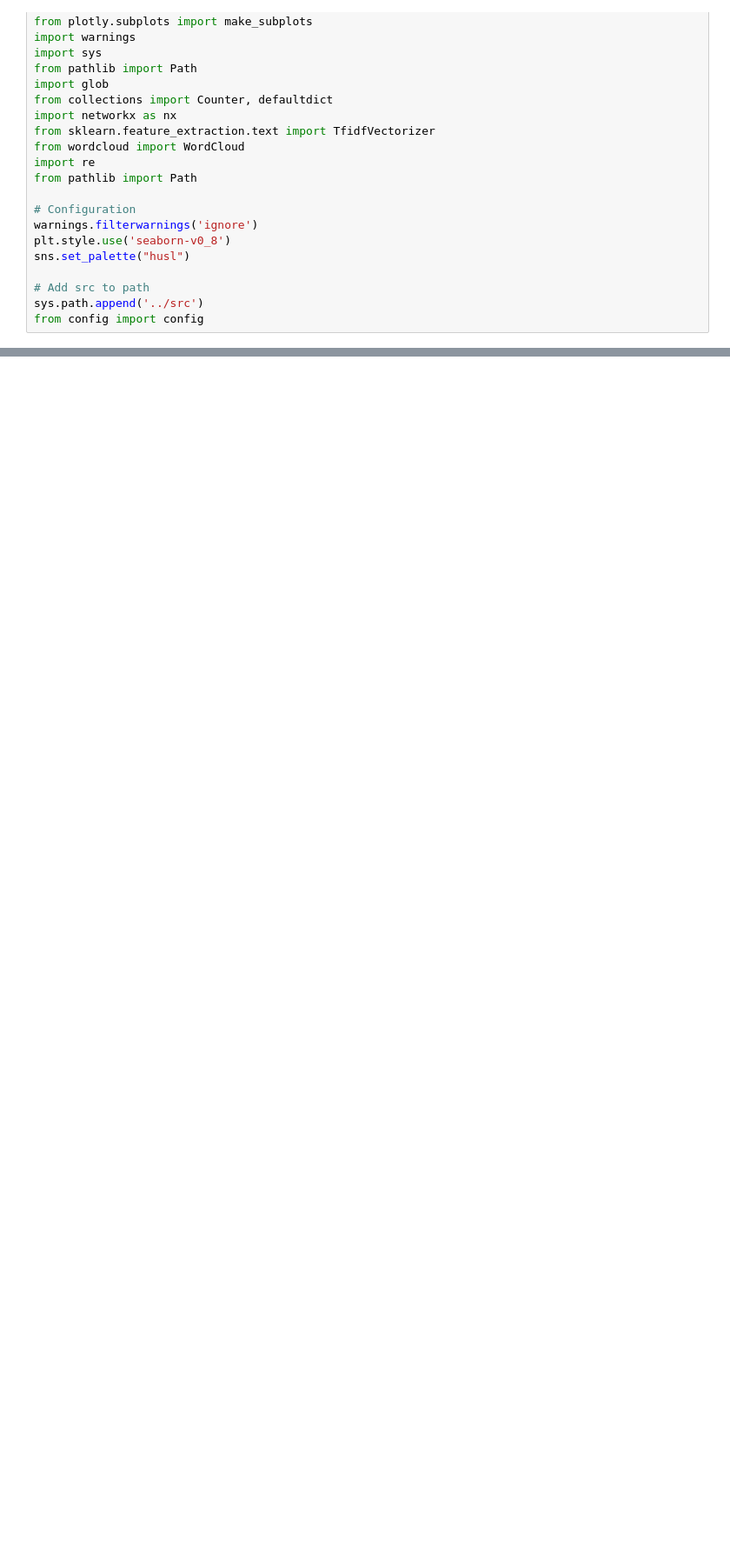
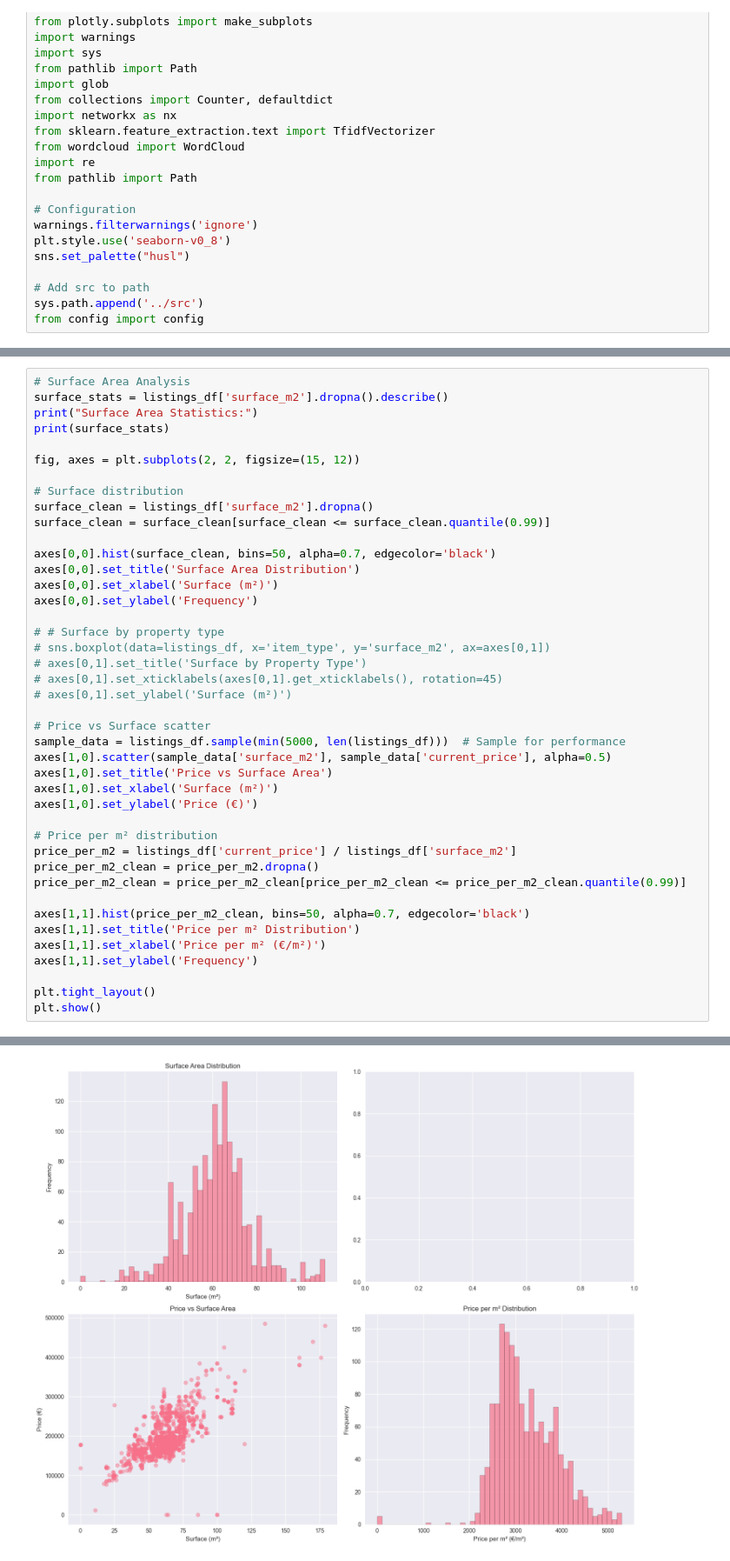
Before and after one commit to oujbou/real_estate_deduplication, a Jupyter notebook: notebooks/01_data_exploration.ipynb, the cells around one changed output, grey strips where cells are left out. Shown: that part at 87% size. Cells and saved outputs as stored; diff of their text form; blank space fills up the shorter version.

```diff
--- a/notebooks/01_data_exploration.ipynb
+++ b/notebooks/01_data_exploration.ipynb
@@ -52,0 +309,43 @@ AttributeError: 'ProjectConfig' object has no attribute 'listing_path'
+# %%
+# Surface Area Analysis
+surface_stats = listings_df['surface_m2'].dropna().describe()
+print("Surface Area Statistics:")
+print(surface_stats)
+
+fig, axes = plt.subplots(2, 2, figsize=(15, 12))
+
+# Surface distribution
+surface_clean = listings_df['surface_m2'].dropna()
+surface_clean = surface_clean[surface_clean <= surface_clean.quantile(0.99)]
+
+axes[0,0].hist(surface_clean, bins=50, alpha=0.7, edgecolor='black')
+axes[0,0].set_title('Surface Area Distribution')
+axes[0,0].set_xlabel('Surface (m²)')
+axes[0,0].set_ylabel('Frequency')
+
+# # Surface by property type
+# sns.boxplot(data=listings_df, x='item_type', y='surface_m2', ax=axes[0,1])
+# axes[0,1].set_title('Surface by Property Type')
+# axes[0,1].set_xticklabels(axes[0,1].get_xticklabels(), rotation=45)
+# axes[0,1].set_ylabel('Surface (m²)')
+
+# Price vs Surface scatter
+sample_data = listings_df.sample(min(5000, len(listings_df)))  # Sample for performance
+axes[1,0].scatter(sample_data['surface_m2'], sample_data['current_price'], alpha=0.5)
+axes[1,0].set_title('Price vs Surface Area')
+axes[1,0].set_xlabel('Surface (m²)')
+axes[1,0].set_ylabel('Price (€)')
+
+# Price per m² distribution
+price_per_m2 = listings_df['current_price'] / listings_df['surface_m2']
+price_per_m2_clean = price_per_m2.dropna()
+price_per_m2_clean = price_per_m2_clean[price_per_m2_clean <= price_per_m2_clean.quantile(0.99)]
+
+axes[1,1].hist(price_per_m2_clean, bins=50, alpha=0.7, edgecolor='black')
+axes[1,1].set_title('Price per m² Distribution')
+axes[1,1].set_xlabel('Price per m² (€/m²)')
+axes[1,1].set_ylabel('Frequency')
+
+plt.tight_layout()
+plt.show()
+# %% [output]
@@ -52,0 +362 @@ AttributeError: 'ProjectConfig' object has no attribute 'listing_path'
+[figure, added]
```
Also changed, not shown: parts of 11 cells of this notebook.
